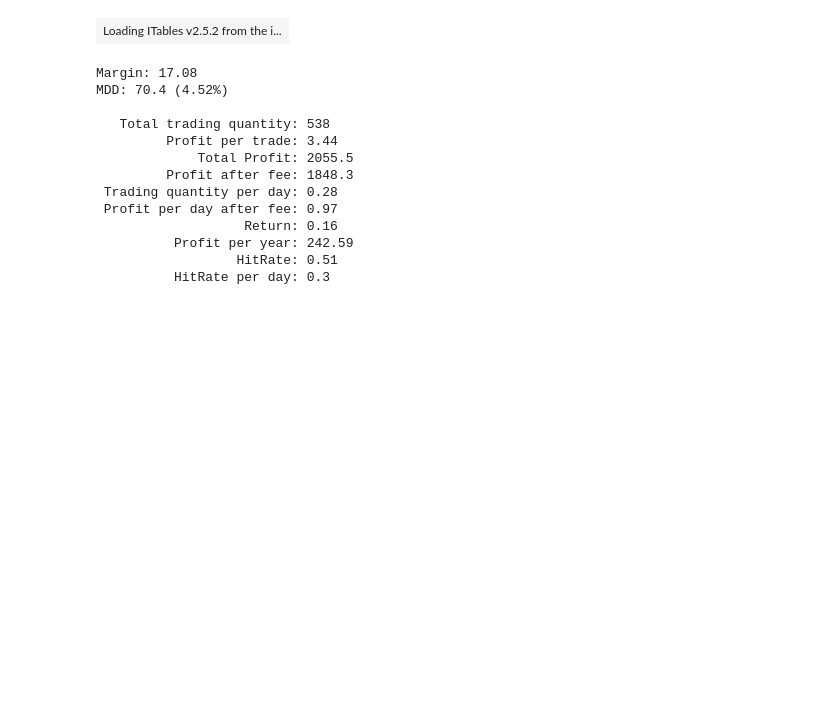
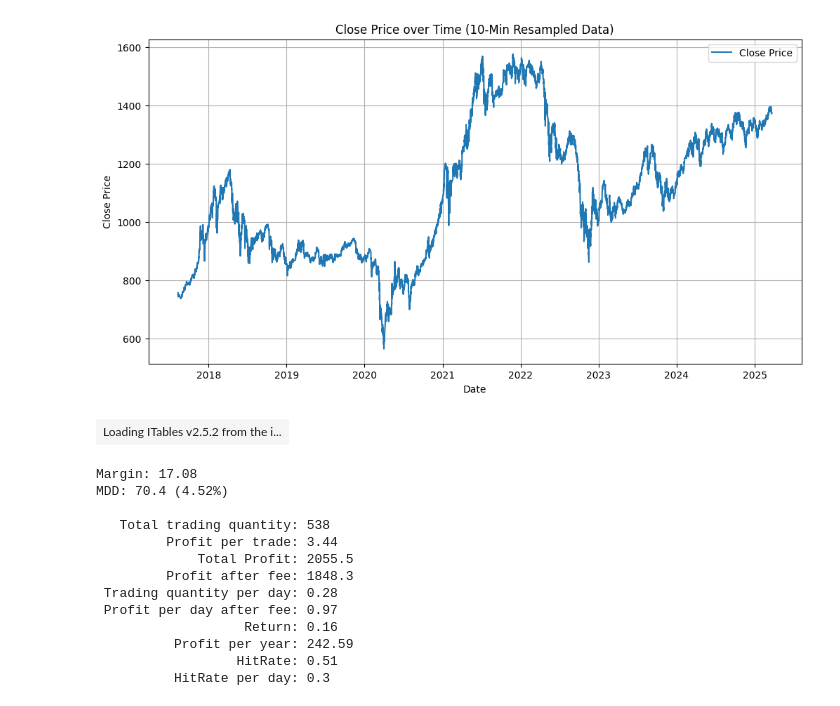
Before and after one commit to thachha901/Indicator, a Jupyter notebook: alpha.ipynb, the cells around one changed output. Drawn from its saved outputs; the diff is of its cells as text; code cells hidden in the pictures; blank space fills up the shorter version.

```diff
--- a/alpha.ipynb
+++ b/alpha.ipynb
@@ -67,7 +54,7 @@ data = data.reset_index()
 # %%
 # data.to_csv('data1min.csv')
 # %%
-data = pd.read_csv('./data1min.csv')
+data = pd.read_csv('.\data1mins.csv')
 # %%
 data.Date = pd.to_datetime(data.Date, errors='coerce')
 data = data.set_index("Date")
@@ -301,0 +63,13 @@ def alpha(data, params, expiration_date=set(), point_value=1.0):
+# %%
+import matplotlib.pyplot as plt
+
+plt.figure(figsize=(12,6))
+plt.plot(data['Date'], data['Close'], label='Close Price')
+plt.xlabel("Date")
+plt.ylabel("Close Price")
+plt.title("Close Price over Time (10-Min Resampled Data)")
+plt.legend()
+plt.grid(True)
+plt.show()
+# %% [output]
+[figure, added]
```
Also changed, not shown: parts of 14 cells of this notebook, 16 other files.
